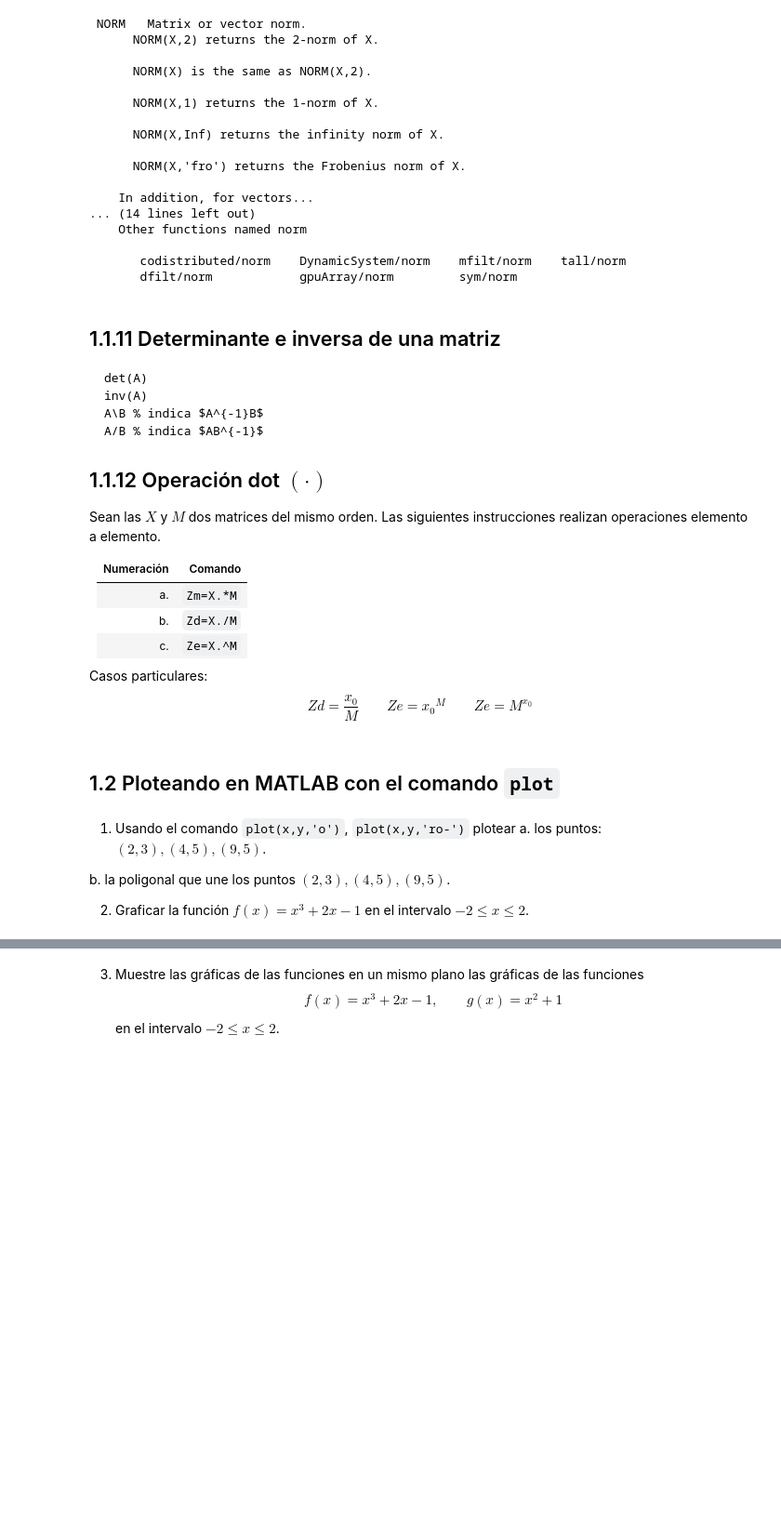
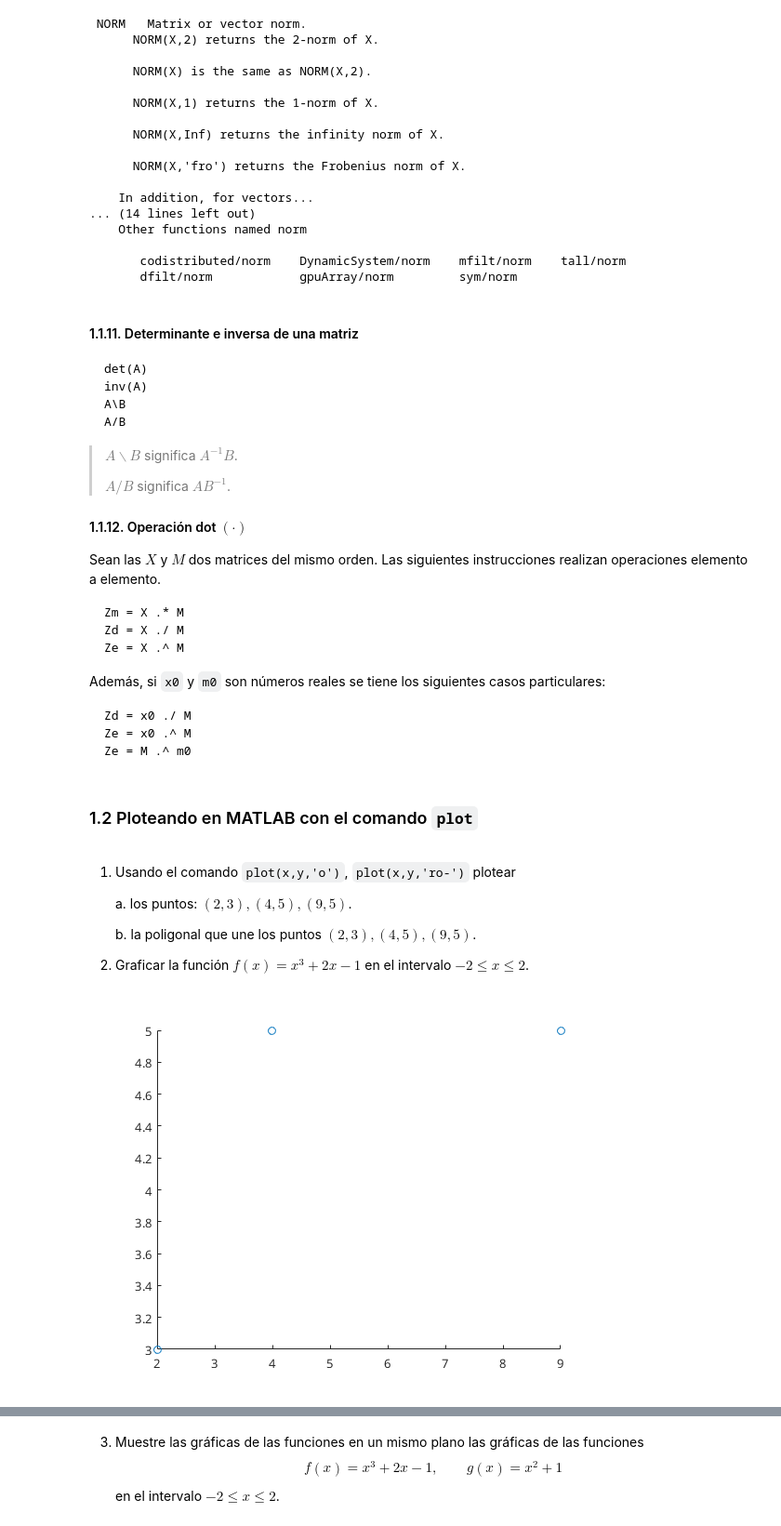
Before and after one commit to carlosal1015/Finite-element-method-FEM, a Jupyter notebook: 2018/Notebooks/Introduction_to_MATLAB.ipynb, the cells around one changed output, grey strips where cells are left out. Shown at 93% size. Drawn from its saved outputs; the diff is of its cells as text; code cells hidden in the pictures; blank space fills up the shorter version.

````diff
--- a/2018/Notebooks/Introduction_to_MATLAB.ipynb
+++ b/2018/Notebooks/Introduction_to_MATLAB.ipynb
@@ -302,30 +305,44 @@ help("norm")
        codistributed/norm    DynamicSystem/norm    mfilt/norm    tall/norm
        dfilt/norm            gpuArray/norm         sym/norm
 # %% [markdown]
-## 1.1.11 Determinante e inversa de una matriz
-```matlab
+#### 1.1.11. Determinante e inversa de una matriz
+```m
 det(A)
 inv(A)
-A\B % indica $A^{-1}B$
-A/B % indica $AB^{-1}$
+A\B
+A/B
 ```
-## 1.1.12 Operación dot $\left(\cdot\right)$
+> $A\backslash B$ significa $A^{-1}B$.
+>
+> $A/B$ significa $AB^{-1}$.
+
+#### 1.1.12. Operación dot $\left(\cdot\right)$
 Sean las $X$ y $M$ dos matrices del mismo orden. Las siguientes instrucciones realizan operaciones elemento a elemento.
-
-|Numeración| Comando|
-|:---:|:---:|
-|a.|`Zm=X.*M`|
-|b.|`Zd=X./M`|
-|c.|`Ze=X.^M`|
-
-Casos particulares:
-$$ Zd=\frac{x_0}{M}\qquad Ze={x_0}^M\qquad Ze={M}^{x_0}$$
+```m
+Zm = X .* M
+Zd = X ./ M
+Ze = X .^ M
+```
+Además, si `x0` y `m0` son números reales se tiene los siguientes casos particulares:
+```m
+Zd = x0 ./ M
+Ze = x0 .^ M
+Ze = M .^ m0
+```
 # %% [markdown]
-## 1.2 Ploteando en MATLAB con el comando `plot`
+### 1.2 Ploteando en MATLAB con el comando `plot`
 # %% [markdown]
 1. Usando el comando `plot(x,y,'o')`, `plot(x,y,'ro-')` plotear
-a. los puntos: $(2,3), (4,5), (9,5)$.
 
-b. la poligonal que une los puntos $(2,3), (4,5), (9,5)$.
+    a. los puntos: $(2,3), (4,5), (9,5)$.
+
+    b. la poligonal que une los puntos $(2,3), (4,5), (9,5)$.
 
 2. Graficar la función $f(x)=x^3+2x-1$ en el intervalo $-2\le x\le 2$.
+# %%
+% Pregunta 1
+x_a = [ 2 4 9 ]; y_a = [ 3 5 5];
+% Parte a
+scatter(x_a, y_a);
+# %% [output]
+[figure, added]
````
Also changed, not shown: parts of 28 cells of this notebook, 21 other files.
